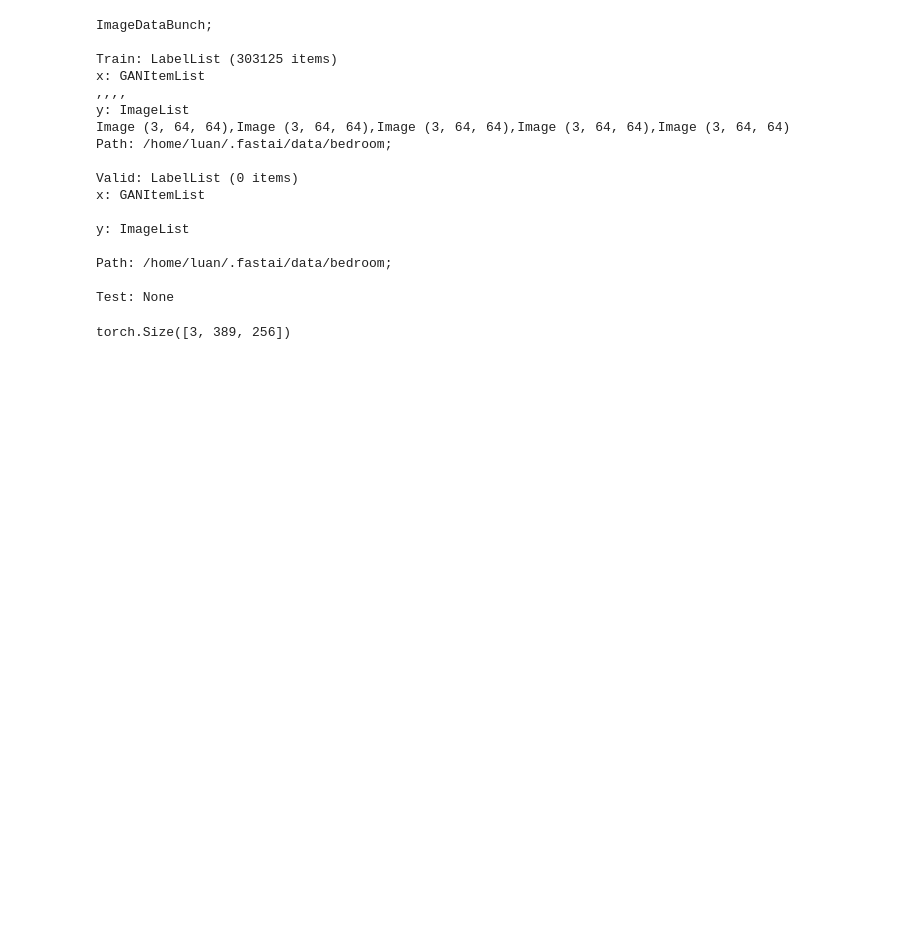
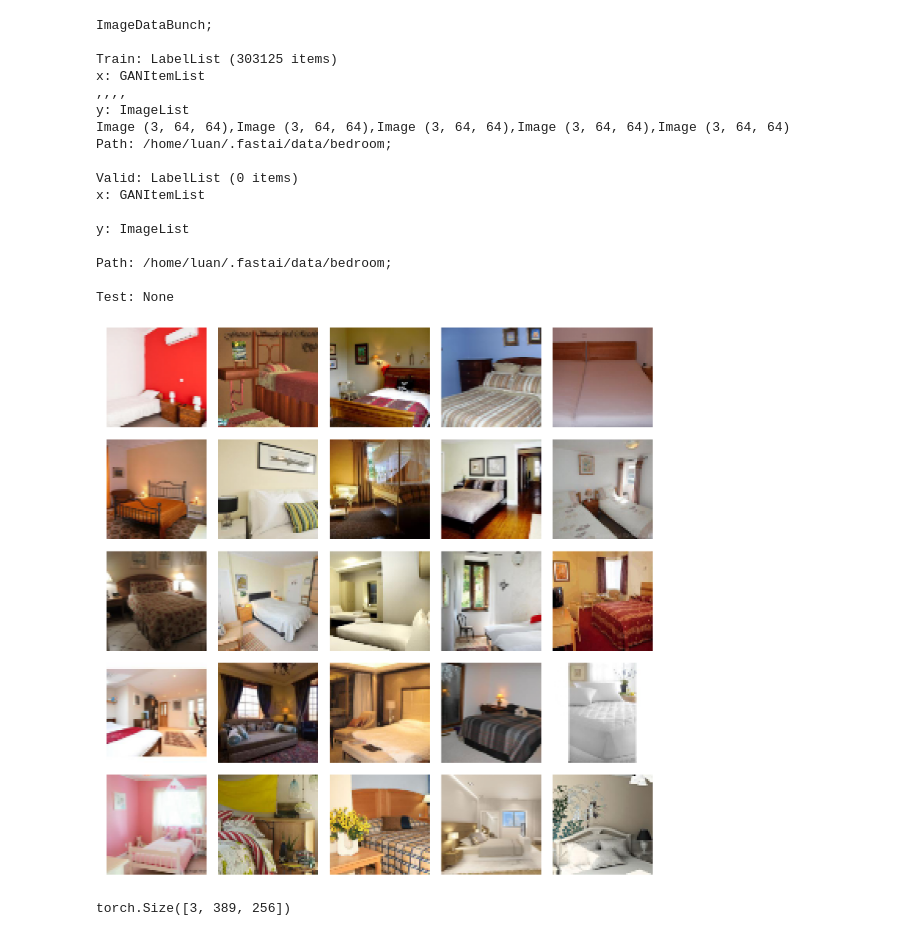
Before and after one commit to thanhluan001/fast-ai-nbs, a Jupyter notebook: part2/gan/wgan_reimplementation.ipynb, the cells around one changed output. Cells and saved outputs as stored; diff of their text form; code cells hidden in the pictures; blank space fills up the shorter version.

```diff
--- a/part2/gan/wgan_reimplementation.ipynb
+++ b/part2/gan/wgan_reimplementation.ipynb
@@ -203,6 +173,10 @@ y: ImageList
 Path: /home/luan/.fastai/data/bedroom;
 
 Test: None
+# %%
+data.show_batch(rows=5)
+# %% [output]
+[figure, added]
 # %%
 print(data.train_ds.y[0].shape)
 data.train_ds.y[0]
```
Also changed, not shown: parts of 8 cells of this notebook, 1 other file.
